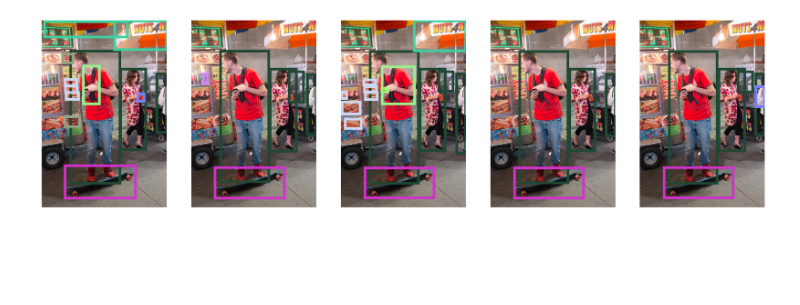
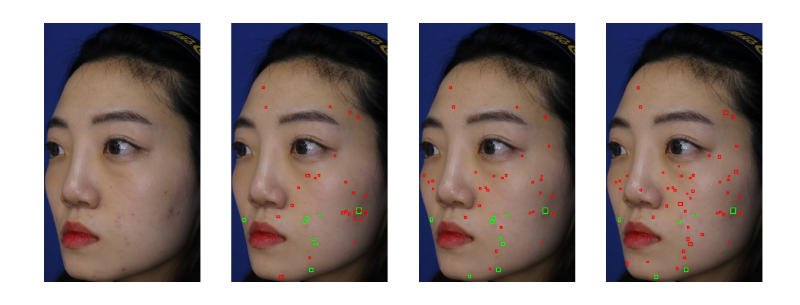
Before and after one commit to young221718/MODU, a Jupyter notebook: tools/inference_result.ipynb, the cells around one changed output. Drawn from its saved outputs; the diff is of its cells as text; code cells hidden in the pictures; blank space fills up the shorter version.

```diff
--- a/tools/inference_result.ipynb
+++ b/tools/inference_result.ipynb
@@ -39,5 +8,0 @@ len(pred_r18)
-# %%
-# Read JSON file
-with open("/home/prml/StudentsWork/Chanyoung/workspace/detection/detr/detr_0610/output/rtdetr_r50vd_6x_coco/pred.json", 'r') as f:
-    pred_r50 = json.load(f)
-len(pred_r50)
@@ -73,12 +38,12 @@ def get_pred_anns(pred, img_id, score_threshold=0.5):
     # print(labels)
     # print(bboxs)
     # print(scores)
-    for label, bbox, score in zip(labels, bboxs, scores):
+    for label, t_bbox, score in zip(labels, bboxs, scores):
         if float(score) < score_threshold:
             continue
-        bbox[2] -= bbox[0]
-        bbox[3] -= bbox[1]
-        anns.append({'category_id': int(label), 'bbox': bbox, 'score': float(score)})
+        t_bbox[2] -= t_bbox[0]
+        t_bbox[3] -= t_bbox[1]
+        anns.append({'category_id': int(label), 'bbox': t_bbox, 'score': float(score)})
 
     return anns
 # %%
@@ -108,11 +67,14 @@ colormap
+# %%
+colormap = {1: '#00FF00', 2:'#FF0000'}
+# %%
+i = 0
 # %%
 # Load and display a random image
-catIds = gt_coco.getCatIds(catNms=['person'])
-imgIds = gt_coco.getImgIds(catIds=catIds)
-img = gt_coco.loadImgs(imgIds[np.random.randint(0, len(imgIds))])[0]
+imgIds = gt_coco.getImgIds()
+img = gt_coco.loadImgs(imgIds[i])[0]
 
 # Load and display image from local path
-image_path = os.path.join('/home/prml/Dataset/coco2017/val2017', img['file_name'])
+image_path = os.path.join('/workspace/chanyoung/data/cropped/multi_channel/images', img['file_name'])
 image = plt.imread(image_path)
 
 # Load and display instance annotations
@@ -120,70 +82,42 @@ gt_anns = gt_coco.loadAnns(gt_coco.getAnnIds(imgIds=img['id'], iscrowd=None))
 print(img['id'])
 
 # Show annotations
-fig, (ax1, ax2, ax3, ax4, ax5) = plt.subplots(1, 5, figsize=(25, 10))
+fig, (ax0, ax1, ax2, ax3) = plt.subplots(1, 4, figsize=(15, 10))
+
+ax0.imshow(image)
+
 ax1.imshow(image)
 for ann in gt_anns:
-    bbox = ann['bbox']
+    t_bbox = ann['bbox']
     category_id = ann['category_id']
     edgecolor = colormap.get(category_id, 'r')
-    print(ann['category_id'], end=',')
-    rect = patches.Rectangle((bbox[0], bbox[1]), bbox[2], bbox[3], linewidth=5, edgecolor=edgecolor, facecolor='none')
+    # print(ann['category_id'], end=',')
+    rect = patches.Rectangle((t_bbox[0], t_bbox[1]), t_bbox[2], t_bbox[3], linewidth=1, edgecolor=edgecolor, facecolor='none')
     ax1.add_patch(rect)
 
-
-print("")
-pred_anns = get_pred_anns(pred_atto, img['id'])
+pred_anns = get_pred_anns(pred2, img['id'], 0.5)
 ax2.imshow(image)
 for ann in pred_anns:
-    bbox = ann['bbox']
+    t_bbox = ann['bbox']
     category_id = ann['category_id']
-    print(ann['category_id'], end=',')
     edgecolor = colormap.get(category_id, 'r')  # default to red if category_id not in color_map
-    rect = patches.Rectangle((bbox[0], bbox[1]), bbox[2], bbox[3], linewidth=5, edgecolor=edgecolor, facecolor='none')
+    rect = patches.Rectangle((t_bbox[0], t_bbox[1]), t_bbox[2], t_bbox[3], linewidth=1, edgecolor=edgecolor, facecolor='none')
     ax2.add_patch(rect)
 
-
-print("")
-pred_anns = get_pred_anns(pred_tiny, img['id'])
+pred_anns = get_pred_anns(pred3, img['id'], 0.5)
 ax3.imshow(image)
 for ann in pred_anns:
-    bbox = ann['bbox']
-    # print(bbox, ann['score'])
+    t_bbox = ann['bbox']
     category_id = ann['category_id']
-    print(ann['category_id'], end=',')
     edgecolor = colormap.get(category_id, 'r')  # default to red if category_id not in color_map
-    rect = patches.Rectangle((bbox[0], bbox[1]), bbox[2], bbox[3], linewidth=5, edgecolor=edgecolor, facecolor='none')
+    rect = patches.Rectangle((t_bbox[0], t_bbox[1]), t_bbox[2], t_bbox[3], linewidth=1, edgecolor=edgecolor, facecolor='none')
     ax3.add_patch(rect)
 
-print("")
-pred_anns = get_pred_anns(pred_r18, img['id'])
-ax4.imshow(image)
-for ann in pred_anns:
-    bbox = ann['bbox']
-    # print(bbox, ann['score'])
-    category_id = ann['category_id']
-    print(ann['category_id'], end=',')
-    edgecolor = colormap.get(category_id, 'r')  # default to red if category_id not in color_map
-    rect = patches.Rectangle((bbox[0], bbox[1]), bbox[2], bbox[3], linewidth=5, edgecolor=edgecolor, facecolor='none')
-    ax4.add_patch(rect)
-
-print("")
-pred_anns = get_pred_anns(pred_r50, img['id'])
-ax5.imshow(image)
-for ann in pred_anns:
-    bbox = ann['bbox']
-    # print(bbox, ann['score'])
-    category_id = ann['category_id']
-    print(ann['category_id'], end=',')
-    edgecolor = colormap.get(category_id, 'r')  # default to red if category_id not in color_map
-    rect = patches.Rectangle((bbox[0], bbox[1]), bbox[2], bbox[3], linewidth=5, edgecolor=edgecolor, facecolor='none')
-    ax5.add_patch(rect)
-
-
+ax0.axis('off')
 ax1.axis('off')
 ax2.axis('off')
 ax3.axis('off')
-ax4.axis('off')
-ax5.axis('off')
 plt.show()
+
+i+=1
 # %% [output]
@@ -196 +125 @@ plt.show()
-[figure, old version]
+[figure, new version]
```
Also changed, not shown: parts of 12 cells of this notebook, 25 other files.
